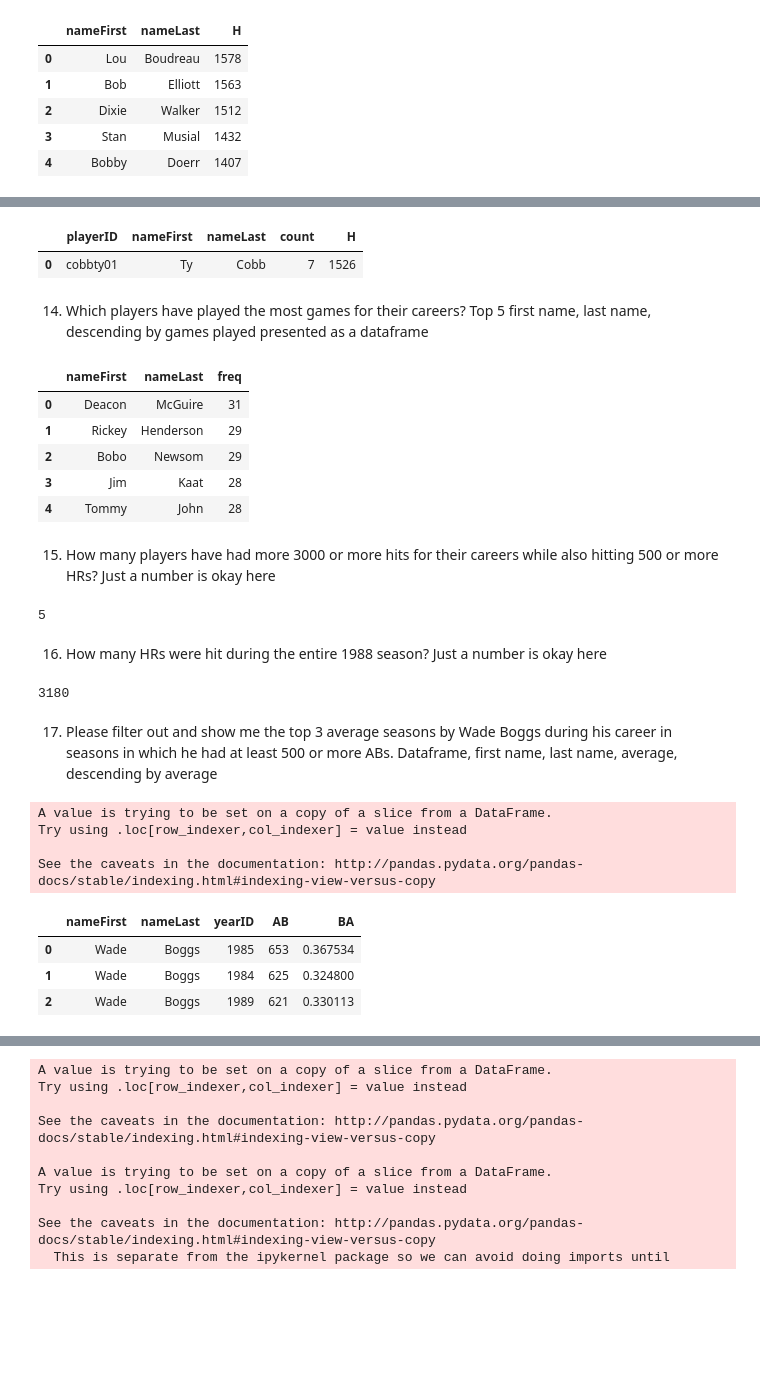
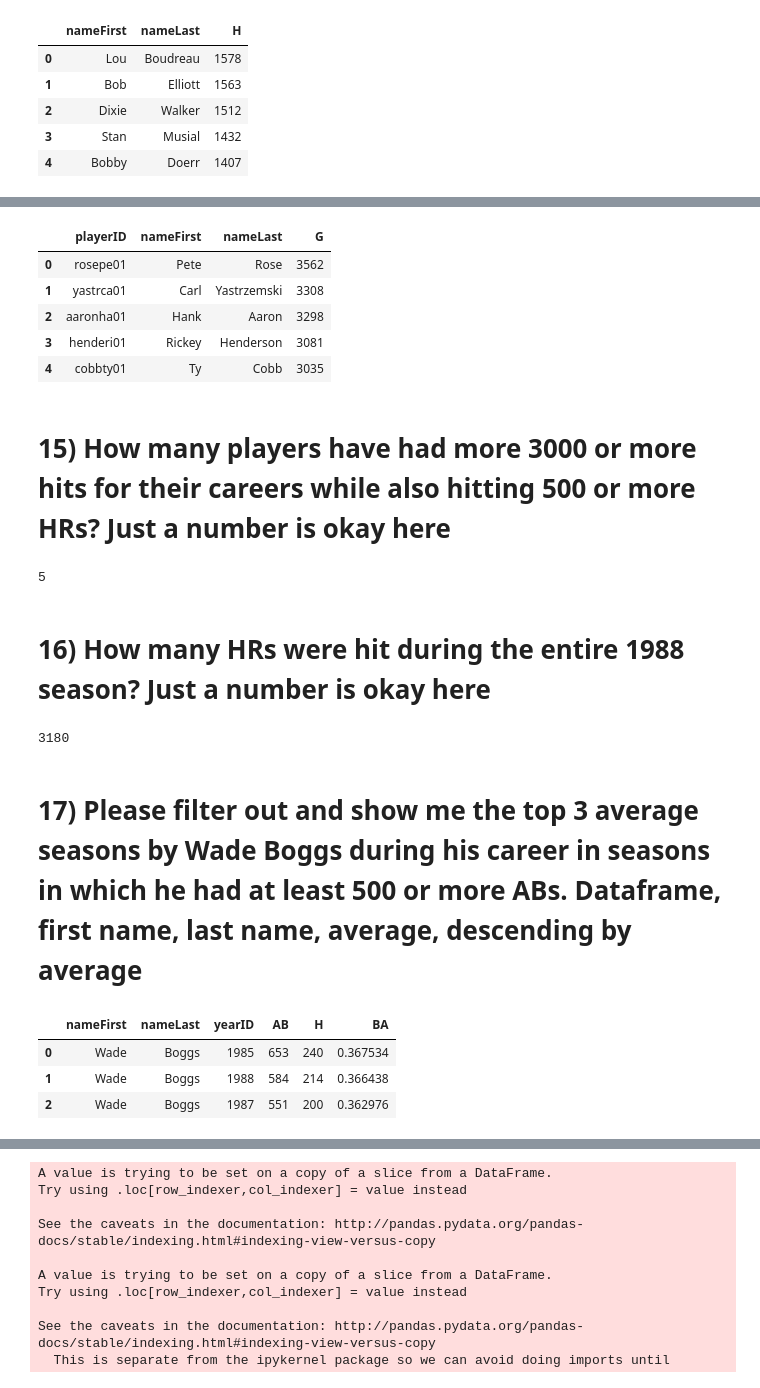
Before and after one commit to AnimeshJohri/Data-Science-Projects, a Jupyter notebook: 2. Exploratory Data Analysis on Baseball Dataset/Johri_Animesh_Assignment02.ipynb, the cells around one changed output, grey strips where cells are left out. Saved outputs shown, nothing was run; the diff lists cells and outputs as text; code cells hidden in the pictures; blank space fills up the shorter version.

```diff
--- a/2. Exploratory Data Analysis on Baseball Dataset/Johri_Animesh_Assignment02.ipynb
+++ b/2. Exploratory Data Analysis on Baseball Dataset/Johri_Animesh_Assignment02.ipynb
@@ -243,6 +278,11 @@ c[['nameFirst', 'nameLast', 'H']].head()
 # %%
-a = df.groupby(['playerID','nameFirst', 'nameLast','yearID'])['H'].sum().reset_index()
-b = a.sort_values(['yearID', 'H'], ascending=[True, False]).drop_duplicates(['yearID']).reset_index(drop=True)
-grouped = (b.groupby(['playerID','nameFirst','nameLast'])).size().reset_index().rename(columns={0:'count'})
-c1 = grouped.sort_values(by=['count'], ascending=False)
-#c1
+a = df.groupby(['playerID','nameFirst', 'nameLast'])['G'].sum().reset_index()
+b = a.sort_values(by = ['G'], ascending = False).reset_index(drop=True)
+b.head()
+# %% [output]
+|  | playerID | nameFirst | nameLast | G |
+| 0 | rosepe01 | Pete | Rose | 3562 |
+| 1 | yastrca01 | Carl | Yastrzemski | 3308 |
+| 2 | aaronha01 | Hank | Aaron | 3298 |
+| 3 | henderi01 | Rickey | Henderson | 3081 |
+| 4 | cobbty01 | Ty | Cobb | 3035 |
@@ -255,29 +289,5 @@ c2 =grouped.reset_index().rename(columns={0:'TH'}).sort_values(by=['H'], ascendi
-# %%
-# count = Number of times that player scored highest in a season
-# H = Total Number of hits scored in all the seasons in which the player scored highest hits
-d = pd.merge(c1,c2,how='outer')
-d.head(1)
-# %% [output]
-|  | playerID | nameFirst | nameLast | count | H |
-| 0 | cobbty01 | Ty | Cobb | 7 | 1526 |
-# %% [markdown]
-14) Which players have played the most games for their careers?  Top 5 first name, last name, descending by games played presented as a dataframe
-# %%
-a=df
-a['freq'] = df.groupby('playerID')['playerID'].transform('count')
-b = a[['nameFirst', 'nameLast', 'freq']]
-c = b.sort_values(by = ['freq'], ascending = False)
-d = c.drop_duplicates().reset_index(drop = True)
-d.head()
-# %% [output]
-|  | nameFirst | nameLast | freq |
-| 0 | Deacon | McGuire | 31 |
-| 1 | Rickey | Henderson | 29 |
-| 2 | Bobo | Newsom | 29 |
-| 3 | Jim | Kaat | 28 |
-| 4 | Tommy | John | 28 |
 # %% [markdown]
-15)	How many players have had more 3000 or more hits for their careers while also hitting 500 or more HRs?  Just a number is okay here
+# 15)	How many players have had more 3000 or more hits for their careers while also hitting 500 or more HRs?  Just a number is okay here
 # %%
 a = df[['playerID', 'H','HR']]
 b = a.groupby('playerID').sum()
@@ -286,7 +296,7 @@ len(c)
 # %% [output]
 5
 # %% [markdown]
-16) How many HRs were hit during the entire 1988 season?  Just a number is okay here
+# 16) How many HRs were hit during the entire 1988 season?  Just a number is okay here
 # %%
 a = df[df['yearID'] ==1988]
 b = a[['yearID', 'HR']]
@@ -295,20 +305,17 @@ c.iloc[0]['HR']
 # %% [output]
 3180
 # %% [markdown]
-17)	 Please filter out and show me the top 3 average seasons by Wade Boggs during his career in seasons in which he had at least 500 or more ABs.  Dataframe, first name, last name, average, descending by average
+# 17)	 Please filter out and show me the top 3 average seasons by Wade Boggs during his career in seasons in which he had at least 500 or more ABs.  Dataframe, first name, last name, average, descending by average
 # %%
 a = df[(df['nameFirst'] == 'Wade') & (df['nameLast'] == 'Boggs')]
-a['BA'] = (a['H']/a['AB'])
-b = a[a['AB'] >= 500]
-c = b[['nameFirst', 'nameLast', 'yearID','AB','BA']]
-c.sort_values(by = ['AB'], ascending = False).reset_index(drop = True).head(3)
+b = a[['nameFirst', 'nameLast', 'yearID','AB','H']]
+c = b.groupby(['nameFirst', 'nameLast', 'yearID'], as_index=False).sum().reset_index(drop = True)
+c['BA'] = (c['H']/c['AB'])
+c = c[c['AB'] >= 500]
+c.sort_values(by = ['BA'], ascending = False).reset_index(drop = True).head(3)
 # %% [output]
-A value is trying to be set on a copy of a slice from a DataFrame.
-Try using .loc[row_indexer,col_indexer] = value instead
-
-See the caveats in the documentation: http://pandas.pydata.org/pandas-docs/stable/indexing.html#indexing-view-versus-copy
-|  | nameFirst | nameLast | yearID | AB | BA |
-| 0 | Wade | Boggs | 1985 | 653 | 0.367534 |
-| 1 | Wade | Boggs | 1984 | 625 | 0.324800 |
-| 2 | Wade | Boggs | 1989 | 621 | 0.330113 |
+|  | nameFirst | nameLast | yearID | AB | H | BA |
+| 0 | Wade | Boggs | 1985 | 653 | 240 | 0.367534 |
+| 1 | Wade | Boggs | 1988 | 584 | 214 | 0.366438 |
+| 2 | Wade | Boggs | 1987 | 551 | 200 | 0.362976 |
 # %% [markdown]
```
Also changed, not shown: parts of 36 cells of this notebook.
